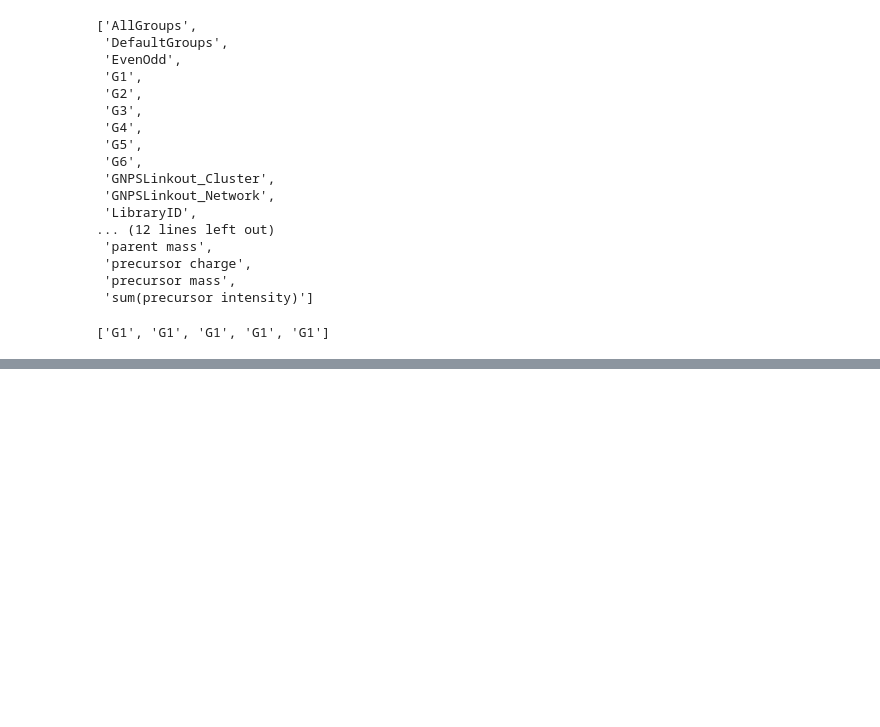
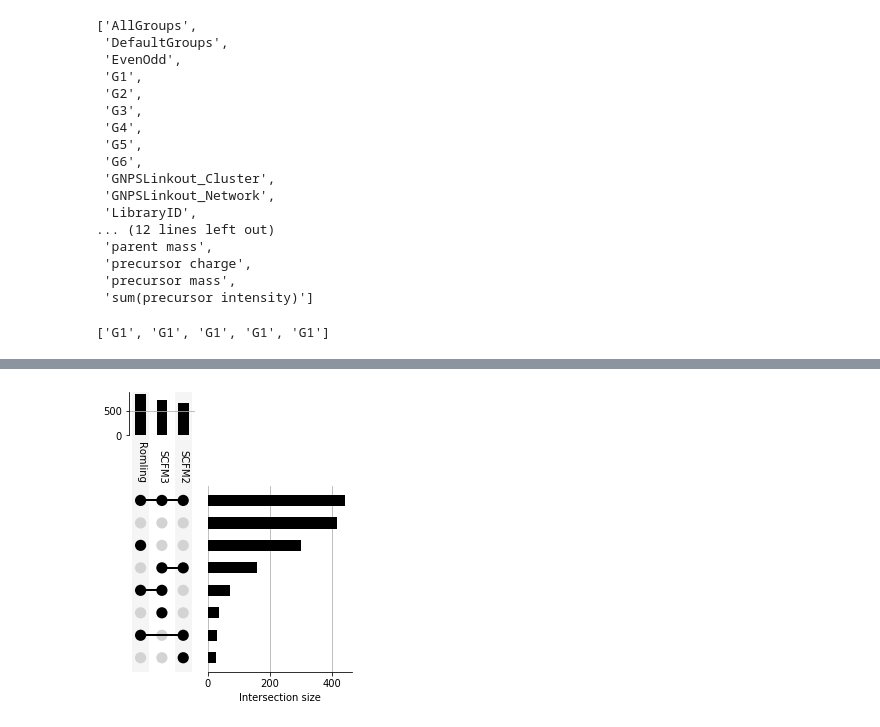
Before and after one commit to mwang87/GNPS_ClassicalNetworkGroupsComparisonDashboard, a Jupyter notebook: notebooks/Untitled.ipynb, the cells around one changed output, grey strips where cells are left out. Saved outputs shown, nothing was run; the diff lists cells and outputs as text; code cells hidden in the pictures; blank space fills up the shorter version.

Commit message:
sort of handling it

```diff
--- a/notebooks/Untitled.ipynb
+++ b/notebooks/Untitled.ipynb
@@ -59,0 +76,23 @@ df["DefaultGroups"].head().to_list()
+# %%
+merged_terms = list(set(data_df[metadata_column].dropna()))
+
+terms_to_consider = set()
+for term in merged_terms:
+    terms_to_consider = terms_to_consider | set(term.split(","))
+
+metadata_terms = set(terms_to_consider)
+metadata_terms = set(list(metadata_terms)[:3])
+
+membership = []
+for group_value in data_df[metadata_column].to_list():
+    group_splits = set(group_value.split(","))
+    group_splits = list(group_splits & metadata_terms)
+    membership.append(group_splits)
+
+upset_data_df = from_memberships(membership)
+plotting_object = plot(upset_data_df, subset_size="count", sort_by="cardinality", orientation="vertical")
+
+#uuid_save = str(uuid.uuid4())
+#pyplot.savefig("./{}.png".format(uuid_save))
+# %% [output]
+[figure, added]
```
Also changed, not shown: parts of 4 cells of this notebook, 1 other file.
